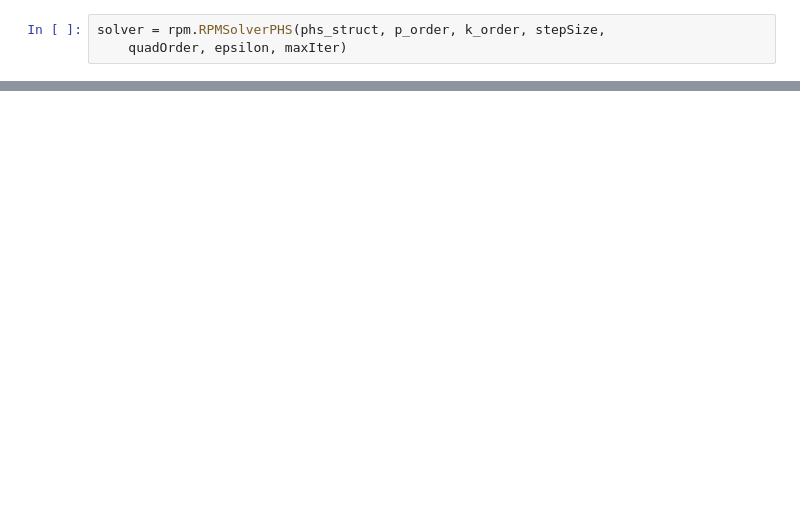
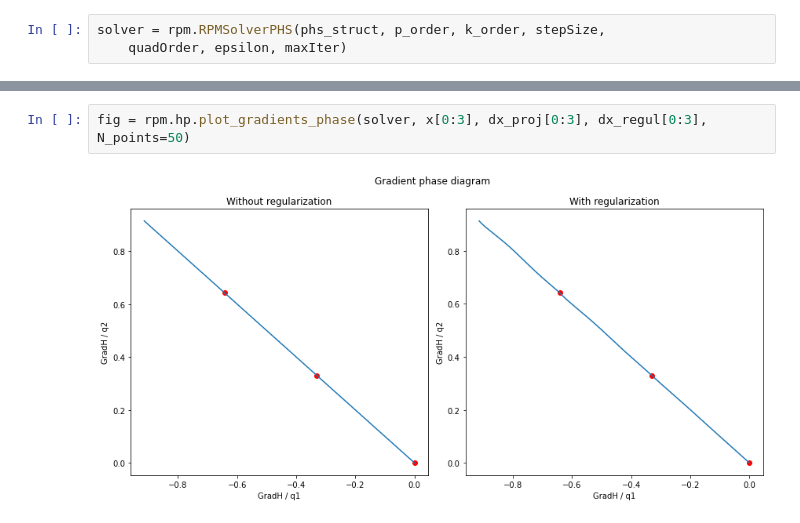
Before and after one commit to RisseThomas/RPM-method, a Jupyter notebook: RMP_tests.ipynb, the cells around one changed output, grey strips where cells are left out. Cells and saved outputs as stored; diff of their text form; blank space fills up the shorter version.

```diff
--- a/RMP_tests.ipynb
+++ b/RMP_tests.ipynb
@@ -86,0 +85,4 @@ rpm.hp.plot_flows_trajectories(solver, dx_proj[0:5], dx_regul[0:5], N_points=50)
+# %%
+fig = rpm.hp.plot_gradients_phase(solver, x[0:3], dx_proj[0:3], dx_regul[0:3], N_points=50)
+# %% [output]
+[figure, added]
```
Also changed, not shown: parts of 11 cells of this notebook, 5 other files.
